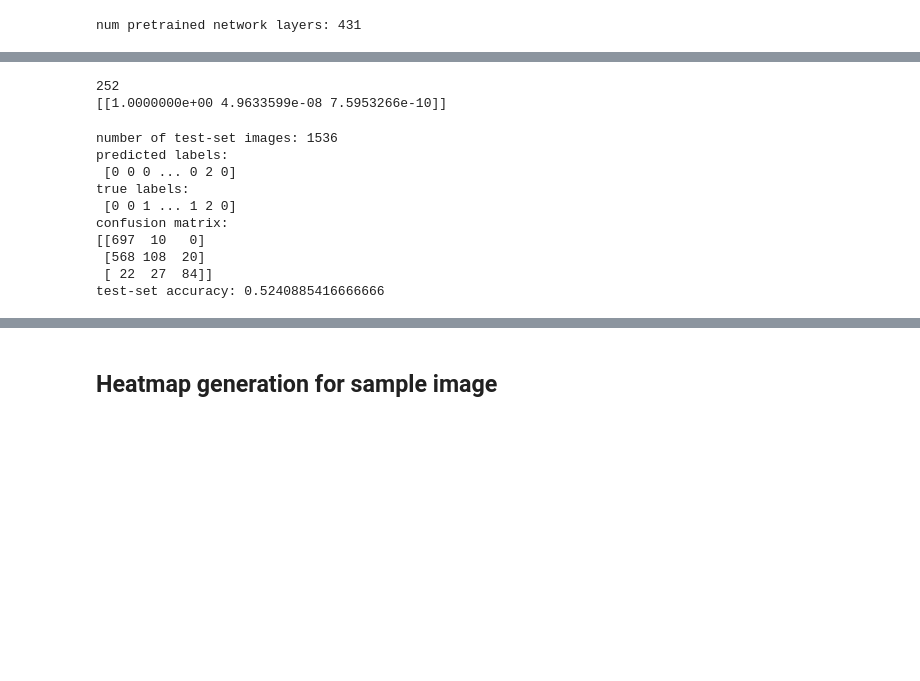
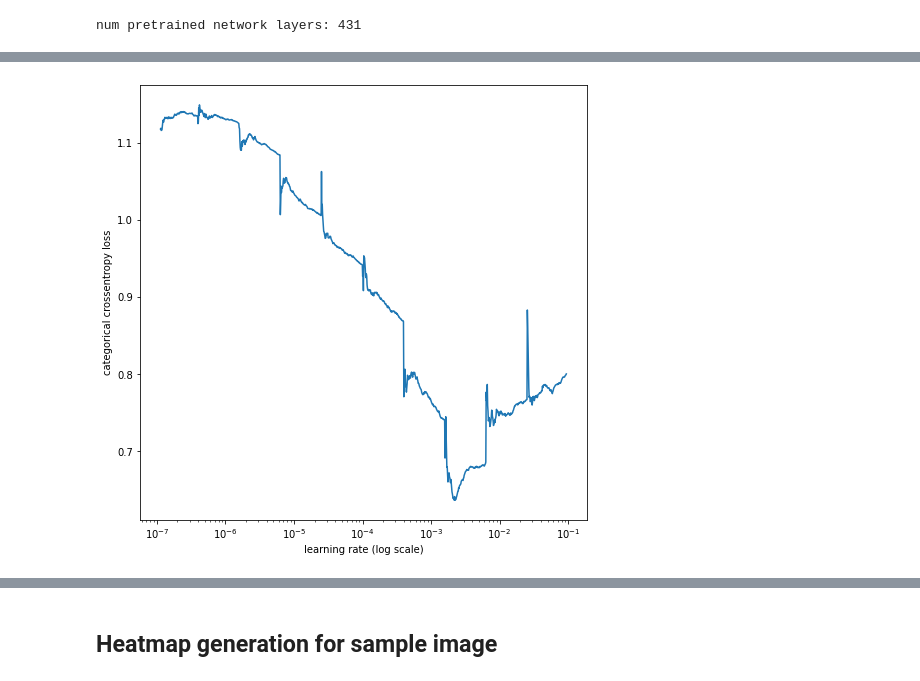
Before and after one commit to armiro/COVID-CXNet, a Jupyter notebook: multiclass_covid_cxnet.ipynb, the cells around one changed output, grey strips where cells are left out. Cells and saved outputs as stored; diff of their text form; code cells hidden in the pictures; blank space fills up the shorter version.

```diff
--- a/multiclass_covid_cxnet.ipynb
+++ b/multiclass_covid_cxnet.ipynb
@@ -363,3 +380,12 @@ print('num pretrained network layers:', len(classifier.layers))
 del backbone
 # %% [output]
 num pretrained network layers: 431
+# %%
+from keras_lr_finder.lr_finder import LRFinder
+lr_finder = LRFinder(model=classifier)
+lr_finder.find(x_train=X_train, y_train=y_train, start_lr=0.0000001,
+               end_lr=0.1, batch_size=56, epochs=10)
+# best lr is where the plot has highest decreasing slope before the loss jump
+lr_finder.plot_loss()
+# lr_finder.plot_loss_change(sma=5, n_skip_beginning=5, n_skip_end=5, y_lim=(-0.05, 0.05))
+# %% [output]
@@ -366,3 +412,4 @@ num pretrained network layers: 431
+[figure, added]
 # %%
 class_weights = class_weight.compute_class_weight(class_weight='balanced',
                                                   classes=np.unique(y), y=y).astype('float32')
@@ -385,42 +432,24 @@ plt.plot(fine_tuning.history['val_accuracy'], color='g', label='validation_accur
 plt.legend()
 plt.show()
 # fig.savefig('/content/drive/My Drive/covid_model/fine_tuning.png')
-# %%
-n = 50
-print(np.max(X_test[n]))
-print(classifier.predict(np.expand_dims(X_test[n], axis=0)))
-# %% [output]
-252
-[[1.0000000e+00 4.9633599e-08 7.5953266e-10]]
 # %%
-classifier.load_weights('/content/drive/My Drive/covid_model/eps=010_valLoss=0.7984.hdf5')
+classifier.load_weights('/content/drive/My Drive/covid_model/eps=001_valLoss=0.9289.hdf5')
 print('number of test-set images:', len(y_test))
 
 y_pred = classifier.predict(X_test)
 y_pred = np.array([np.argmax(pred) for pred in y_pred])
 print('predicted labels: \n', y_pred)
 
-y_test = np.array([np.argmax(label) for label in y_test])
-print('true labels: \n', y_test)
+y_test_decoded = np.array([np.argmax(label) for label in y_test])
+print('true labels: \n', y_test_decoded)
 
 # y_pred = np.round(np.reshape(a=y_pred, newshape=(1, -1)), decimals=2)[0]
 # print(y_pred)
 # y_pred_rnd = np.round(np.reshape(a=y_pred, newshape=(1, -1)))[0]
-cm = confusion_matrix(y_true=y_test, y_pred=y_pred)
+cm = confusion_matrix(y_true=y_test_decoded, y_pred=y_pred)
 print('confusion matrix:')
 print(cm)
-print('test-set accuracy:', (cm[0][0] + cm[1][1])/np.sum(cm))
+print('test-set accuracy:', (cm[0][0] + cm[1][1] + cm[2][2])/np.sum(cm))
-# %% [output]
-number of test-set images: 1536
-predicted labels:
- [0 0 0 ... 0 2 0]
-true labels:
- [0 0 1 ... 1 2 0]
-confusion matrix:
-[[697  10   0]
- [568 108  20]
- [ 22  27  84]]
-test-set accuracy: 0.5240885416666666
 # %%
 import seaborn as sns
 fig1 = plt.figure()
```
Also changed, not shown: parts of 11 cells of this notebook.
